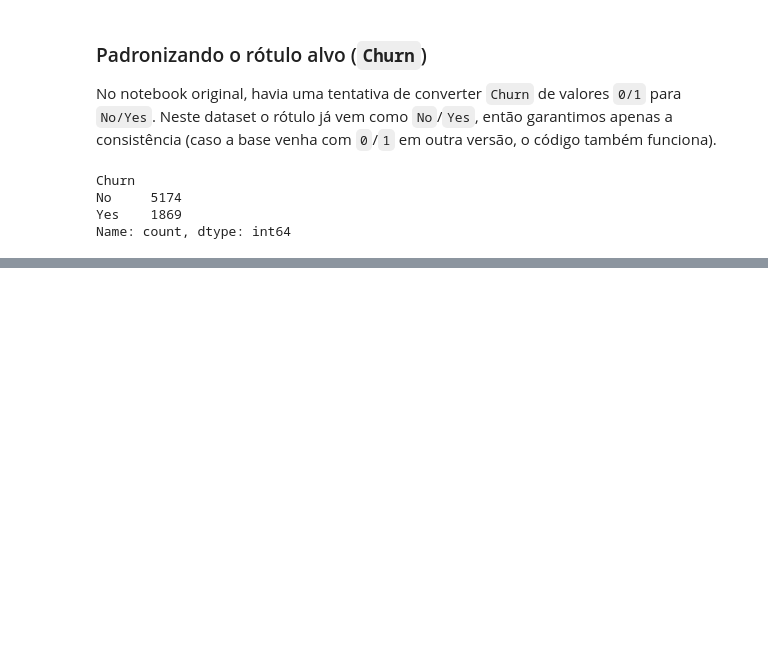
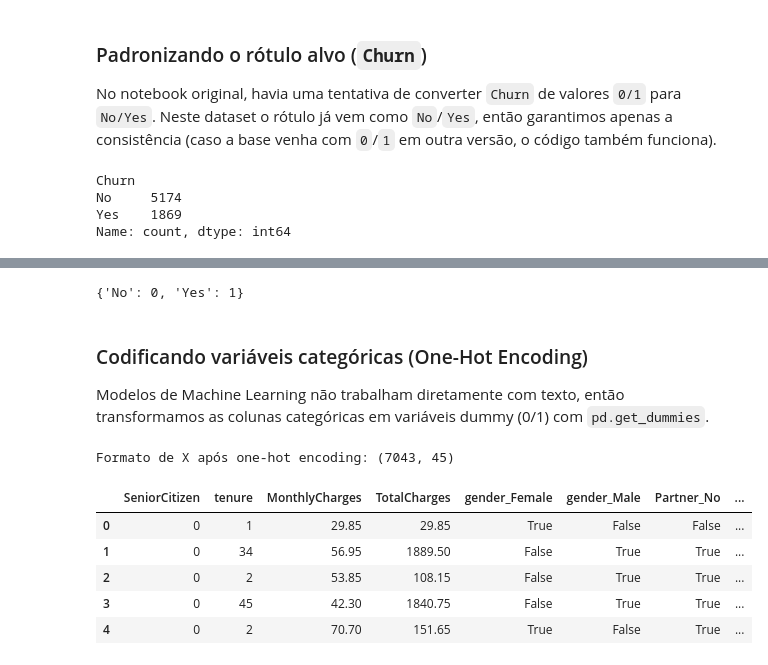
Before and after one commit to VivianeAndrade1988/Previs-o-de-churn-de-clientes--Telecom, a Jupyter notebook: notebooks/churn_prediction.ipynb, the cells around one changed output, grey strips where cells are left out. Cells and saved outputs as stored; diff of their text form; code cells hidden in the pictures; blank space fills up the shorter version.

```diff
--- a/notebooks/churn_prediction.ipynb
+++ b/notebooks/churn_prediction.ipynb
@@ -337,0 +348,3 @@ df.head()
+# %%
+X = df.drop(columns=['customerID', 'Churn'])
+y_raw = df['Churn']
@@ -337,0 +359,23 @@ df.head()
+# %%
+le = LabelEncoder()
+y = le.fit_transform(y_raw)  # No -> 0, Yes -> 1
+dict(zip(le.classes_, le.transform(le.classes_)))
+# %% [output]
+{'No': 0, 'Yes': 1}
+# %% [markdown]
+### Codificando variáveis categóricas (One-Hot Encoding)
+
+Modelos de Machine Learning não trabalham diretamente com texto, então transformamos as colunas
+categóricas em variáveis dummy (0/1) com `pd.get_dummies`.
+# %%
+X = pd.get_dummies(X)
+print('Formato de X após one-hot encoding:', X.shape)
+X.head()
+# %% [output]
+Formato de X após one-hot encoding: (7043, 45)
+|  | SeniorCitizen | tenure | MonthlyCharges | TotalCharges | gender_Female | gender_Male | Partner_No | ... |
+| 0 | 0 | 1 | 29.85 | 29.85 | True | False | False | ... |
+| 1 | 0 | 34 | 56.95 | 1889.50 | False | True | True | ... |
+| 2 | 0 | 2 | 53.85 | 108.15 | False | True | True | ... |
+| 3 | 0 | 45 | 42.30 | 1840.75 | False | True | True | ... |
+| 4 | 0 | 2 | 70.70 | 151.65 | True | False | True | ... |
```
Also changed, not shown: parts of 14 cells of this notebook.
